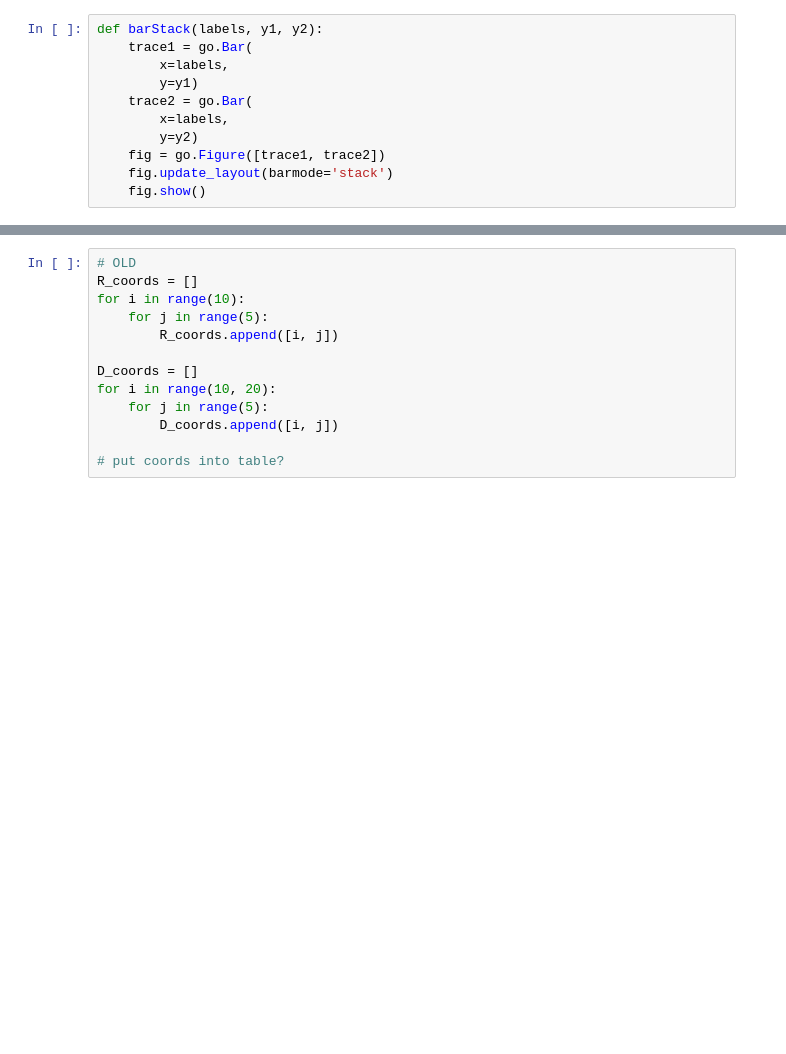
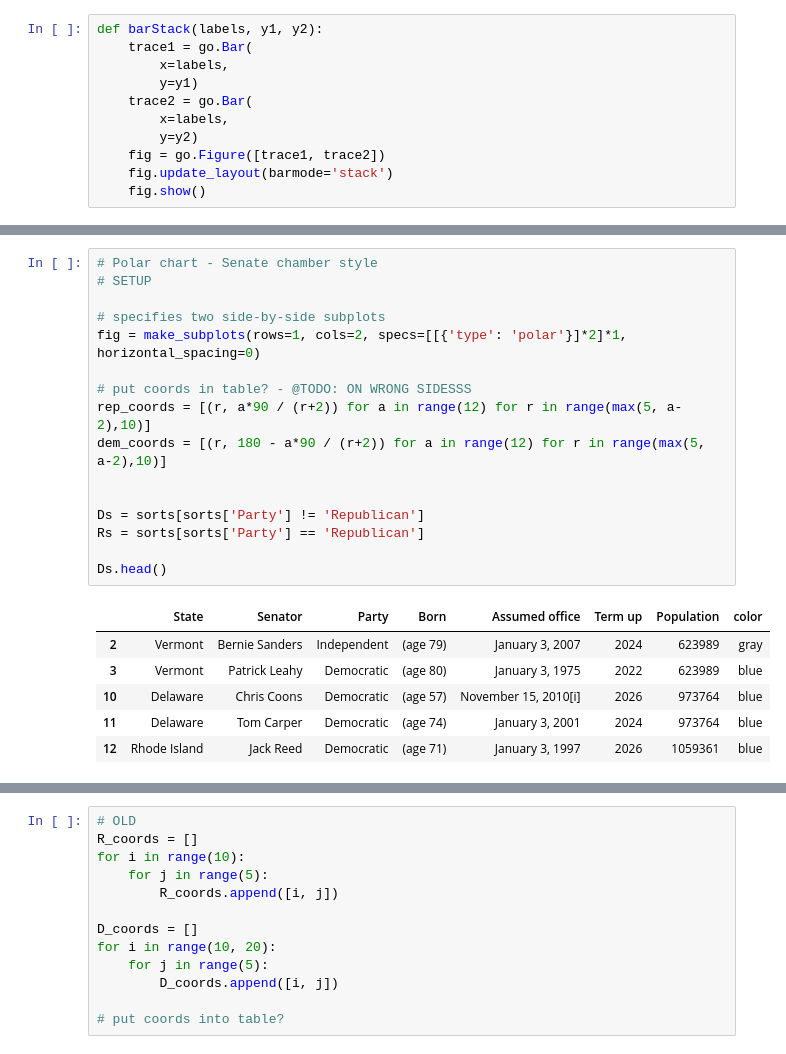
Before and after one commit to isabelle-sanford/senate-analysis, a Jupyter notebook: PopExploration.ipynb, the cells around one changed output, grey strips where cells are left out. Cells and saved outputs as stored; diff of their text form; blank space fills up the shorter version.

```diff
--- a/PopExploration.ipynb
+++ b/PopExploration.ipynb
@@ -139,4 +139,27 @@ fig.update_layout(barmode='stack',
 fig.show()
 # %% [output]
 [interactive output not drawn]
+# %%
+# Polar chart - Senate chamber style
+# SETUP
+
+# specifies two side-by-side subplots
+fig = make_subplots(rows=1, cols=2, specs=[[{'type': 'polar'}]*2]*1, horizontal_spacing=0)
+
+# put coords in table? - @TODO: ON WRONG SIDESSS
+rep_coords = [(r, a*90 / (r+2)) for a in range(12) for r in range(max(5, a-2),10)]
+dem_coords = [(r, 180 - a*90 / (r+2)) for a in range(12) for r in range(max(5, a-2),10)]
+
+
+Ds = sorts[sorts['Party'] != 'Republican']
+Rs = sorts[sorts['Party'] == 'Republican']
+
+Ds.head()
+# %% [output]
+|  | State | Senator | Party | Born | Assumed office | Term up | Population | color |
+| 2 | Vermont | Bernie Sanders | Independent | (age 79) | January 3, 2007 | 2024 | 623989 | gray |
+| 3 | Vermont | Patrick Leahy | Democratic | (age 80) | January 3, 1975 | 2022 | 623989 | blue |
+| 10 | Delaware | Chris Coons | Democratic | (age 57) | November 15, 2010[i] | 2026 | 973764 | blue |
+| 11 | Delaware | Tom Carper | Democratic | (age 74) | January 3, 2001 | 2024 | 973764 | blue |
+| 12 | Rhode Island | Jack Reed | Democratic | (age 71) | January 3, 1997 | 2026 | 1059361 | blue |
 # %%
```
Also changed, not shown: parts of 1 cell of this notebook.
